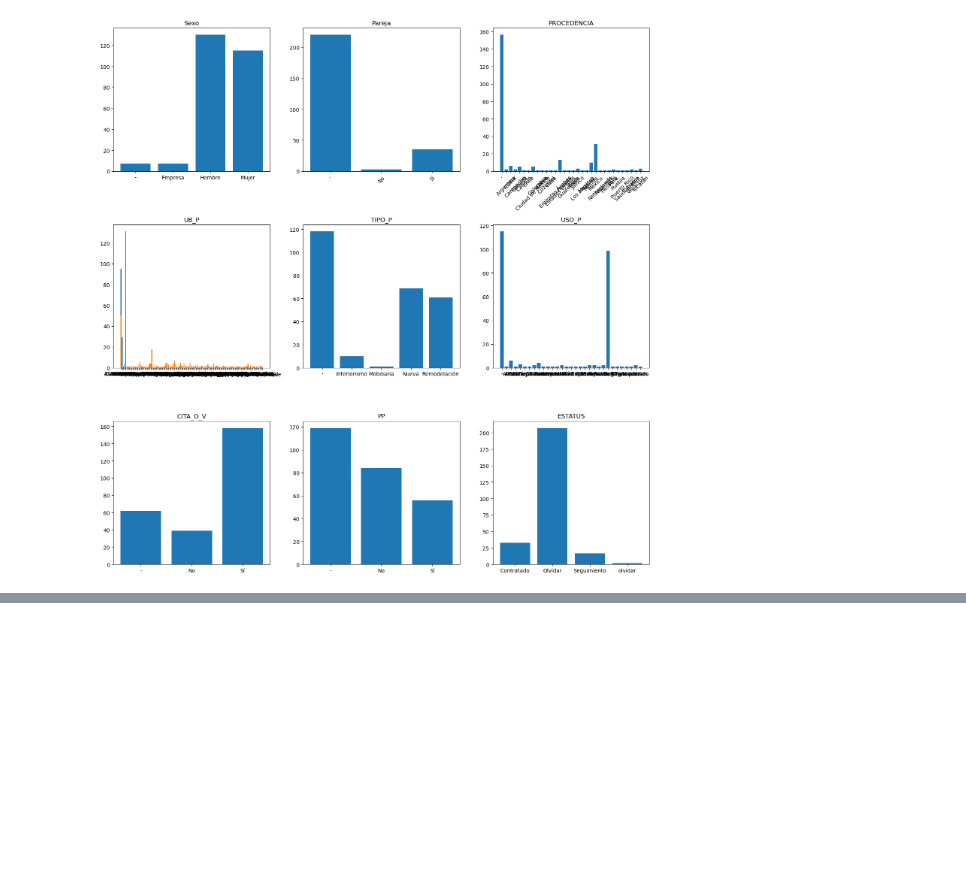
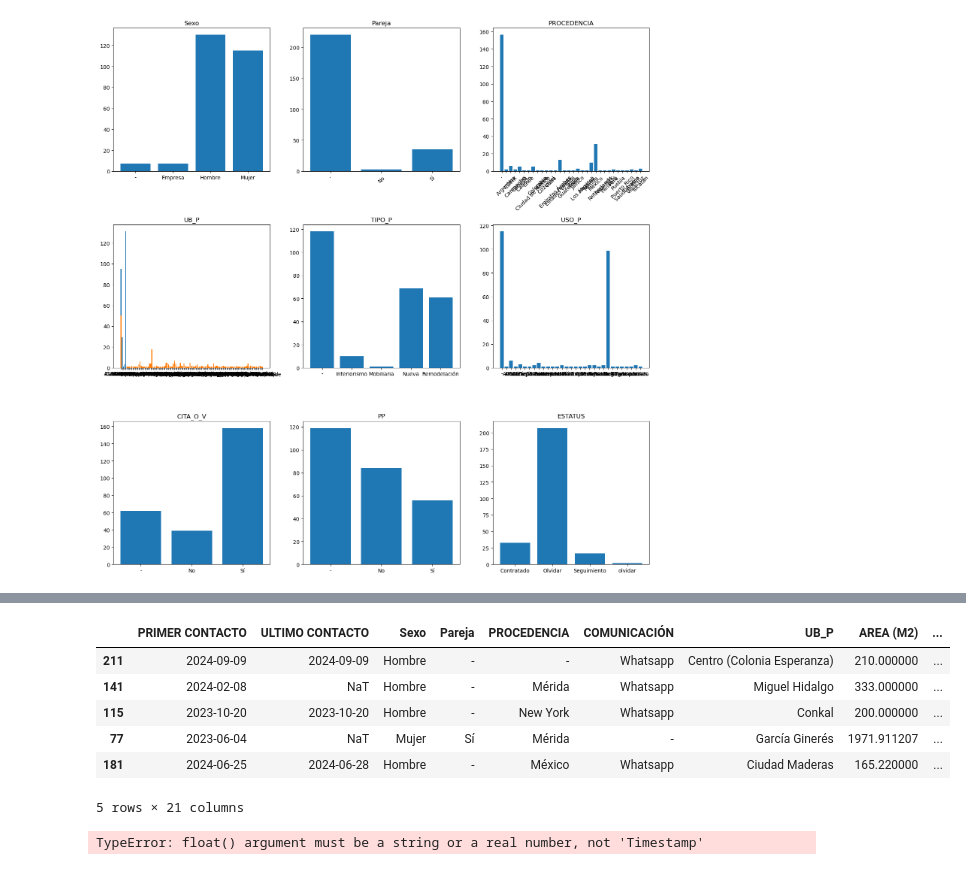
Before and after one commit to Valenfrc/Clientes-Potenciales, a Jupyter notebook: trabajo.ipynb, the cells around one changed output, grey strips where cells are left out. Saved outputs shown, nothing was run; the diff lists cells and outputs as text; code cells hidden in the pictures; blank space fills up the shorter version.

```diff
--- a/trabajo.ipynb
+++ b/trabajo.ipynb
@@ -339,0 +384,26 @@ else:
+# %%
+from sklearn.model_selection import train_test_split
+
+
+# Dividimos el conjunto de datos en muestras de train y test
+X = df.drop("ESTATUS", axis = 1)
+y = df["ESTATUS"]
+
+X_train, X_test, y_train, y_test = train_test_split(X, y, test_size = 0.2, random_state = 42)
+
+X_train.head()
+# %% [output]
+|  | PRIMER CONTACTO | ULTIMO CONTACTO | Sexo | Pareja | PROCEDENCIA | COMUNICACIÓN | UB_P | AREA (M2) | ... |
+| 211 | 2024-09-09 | 2024-09-09 | Hombre | - | - | Whatsapp | Centro (Colonia Esperanza) | 210.000000 | ... |
+| 141 | 2024-02-08 | NaT | Hombre | - | Mérida | Whatsapp | Miguel Hidalgo | 333.000000 | ... |
+| 115 | 2023-10-20 | 2023-10-20 | Hombre | - | New York | Whatsapp | Conkal | 200.000000 | ... |
+| 77 | 2023-06-04 | NaT | Mujer | Sí | Mérida | - | García Ginerés | 1971.911207 | ... |
+| 181 | 2024-06-25 | 2024-06-28 | Hombre | - | México | Whatsapp | Ciudad Maderas | 165.220000 | ... |
+5 rows × 21 columns
+# %%
+from sklearn.tree import DecisionTreeClassifier
+
+model = DecisionTreeClassifier(random_state = 42)
+model.fit(X_train, y_train)
+# %% [output]
+TypeError: float() argument must be a string or a real number, not 'Timestamp'
```
Also changed, not shown: parts of 6 cells of this notebook.
